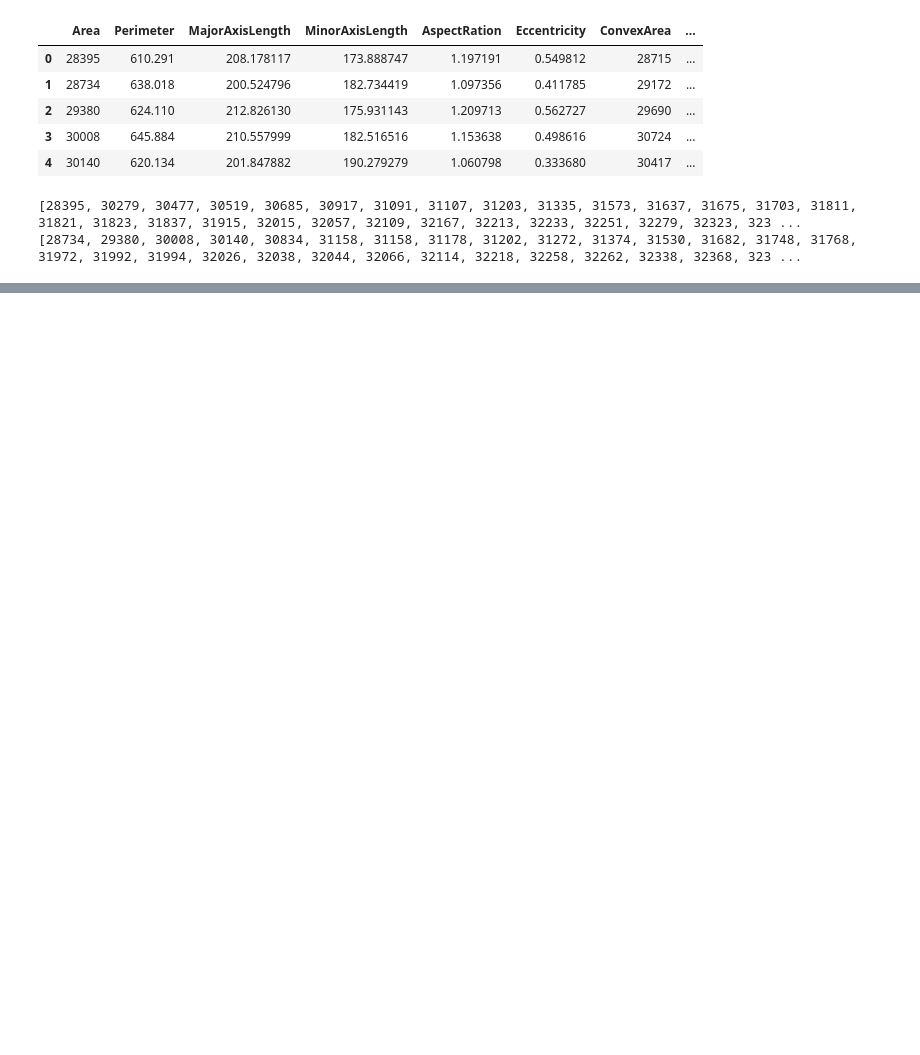
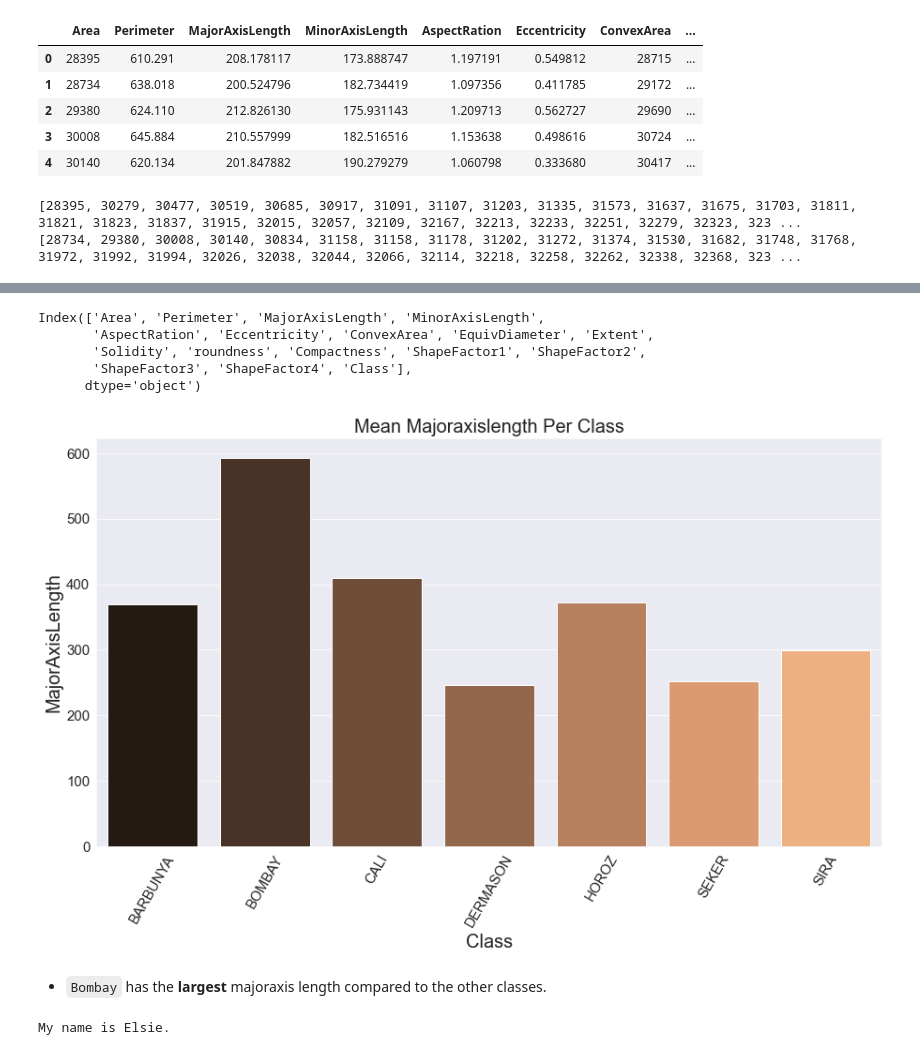
Before and after one commit to Elsiekiprop/Catch-up, a Jupyter notebook: Catch Up session.ipynb, the cells around one changed output, grey strips where cells are left out. Drawn from its saved outputs; the diff is of its cells as text; code cells hidden in the pictures; blank space fills up the shorter version.

````diff
--- a/Catch Up session.ipynb
+++ b/Catch Up session.ipynb
@@ -170,0 +78,7 @@ selected_class_mean(df)
+# %%
+def class_grouped_means(data,columns,item_to_group_by):
+    grouped_data = data.groupby(item_to_group_by)[columns].mean()
+    grouped_df = pd.DataFrame(grouped_data)
+    grouped_df.reset_index(drop=False, inplace=True)
+
+    return grouped_df
@@ -170,0 +96,38 @@ selected_class_mean(df)
+# %%
+df.columns
+# %% [output]
+Index(['Area', 'Perimeter', 'MajorAxisLength', 'MinorAxisLength',
+       'AspectRation', 'Eccentricity', 'ConvexArea', 'EquivDiameter', 'Extent',
+       'Solidity', 'roundness', 'Compactness', 'ShapeFactor1', 'ShapeFactor2',
+       'ShapeFactor3', 'ShapeFactor4', 'Class'],
+      dtype='object')
+# %%
+grouping = class_grouped_means(df,['MajorAxisLength', 'Perimeter'],'Class')
+# %%
+#Create a function to create a visualisation of a column.
+import matplotlib.pyplot as plt
+import seaborn as sns
+%matplotlib inline
+
+def column_visualization(data,var_x,var_y):
+    sns.set_style("darkgrid")
+    bar,ax = plt.subplots(figsize=(15,8))
+    ax = sns.barplot(x=var_x,y=var_y, data=data, palette='copper',orient='v')
+    ax.set_title(f'Mean {var_y.title()} Per {var_x.title()}', fontsize= 20)
+    ax.set_xlabel(f"{var_x}", fontsize=20)
+    ax.set_ylabel(f"{var_y}", fontsize=20)
+    plt.xticks(rotation=60,fontsize=15)
+    plt.yticks(fontsize=15)
+    bar.savefig(f"{var_x}_{var_y}.png")
+
+
+column_visualization(grouping,'Class','MajorAxisLength')
+# %% [output]
+[figure, added]
+# %% [markdown]
+* ```Bombay``` has the **largest** majoraxis length compared to the other classes.
+# %%
+name='Elsie'
+print("My name is {}.".format(name))
+# %% [output]
+My name is Elsie.
````
Also changed, not shown: parts of 13 cells of this notebook.
